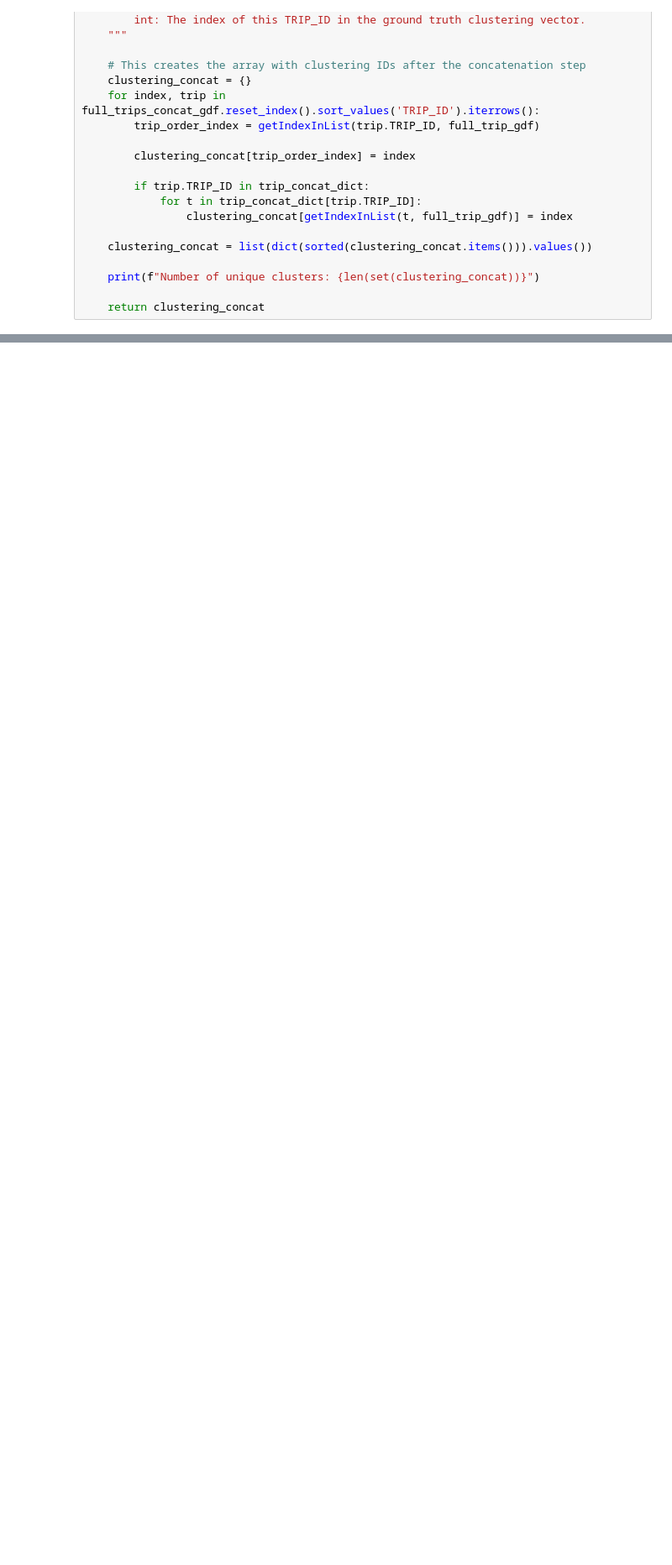
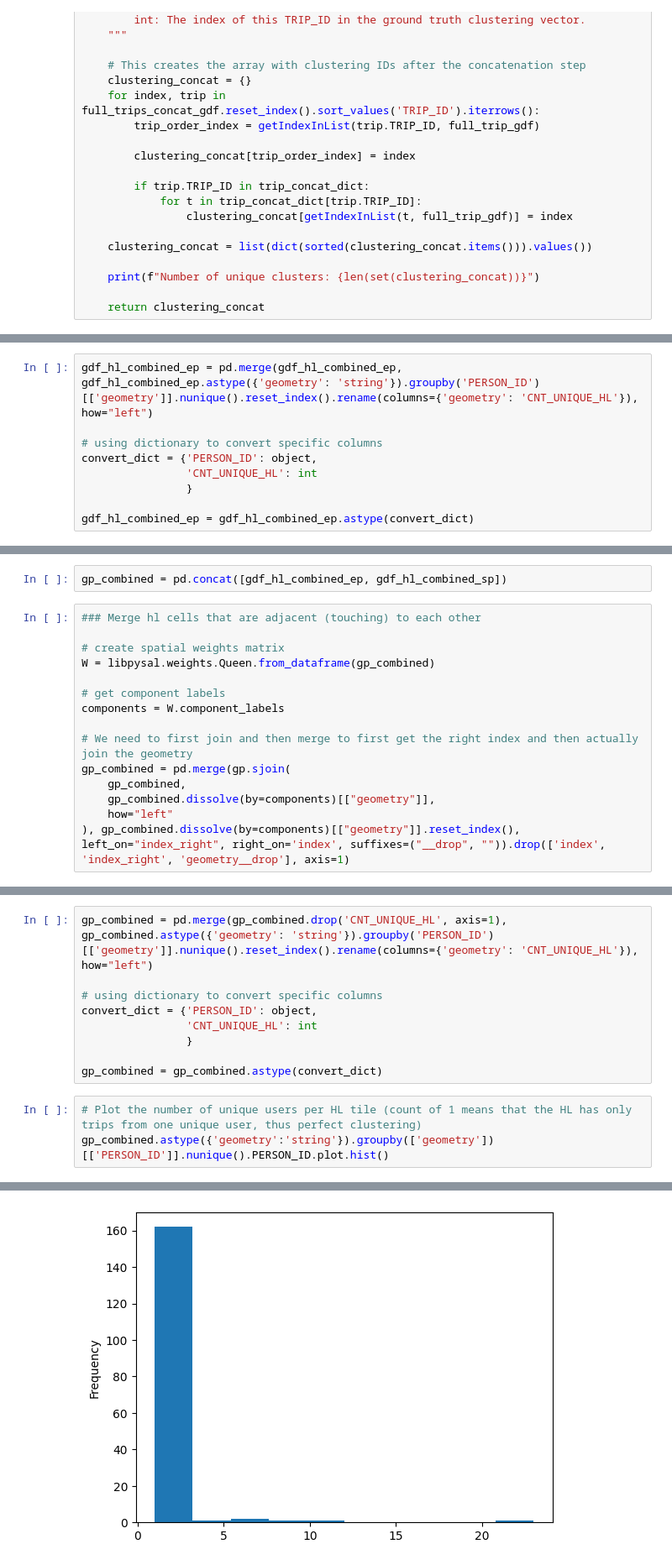
Before and after one commit to benediktstroebl/Master-Thesis, a Jupyter notebook: Geolife/attack.ipynb, the cells around one changed output, grey strips where cells are left out. Shown at 84% size. Drawn from its saved outputs; the diff is of its cells as text; blank space fills up the shorter version.

```diff
--- a/Geolife/attack.ipynb
+++ b/Geolife/attack.ipynb
@@ -354,0 +557,9 @@ ValueError: 74 is not in list
+# %%
+gdf_hl_combined_ep = pd.merge(gdf_hl_combined_ep, gdf_hl_combined_ep.astype({'geometry': 'string'}).groupby('PERSON_ID')[['geometry']].nunique().reset_index().rename(columns={'geometry': 'CNT_UNIQUE_HL'}), how="left")
+
+# using dictionary to convert specific columns
+convert_dict = {'PERSON_ID': object,
+                'CNT_UNIQUE_HL': int
+                }
+
+gdf_hl_combined_ep = gdf_hl_combined_ep.astype(convert_dict)
@@ -354,0 +568,17 @@ ValueError: 74 is not in list
+# %%
+gp_combined = pd.concat([gdf_hl_combined_ep, gdf_hl_combined_sp])
+# %%
+### Merge hl cells that are adjacent (touching) to each other
+
+# create spatial weights matrix
+W = libpysal.weights.Queen.from_dataframe(gp_combined)
+
+# get component labels
+components = W.component_labels
+
+# We need to first join and then merge to first get the right index and then actually join the geometry
+gp_combined = pd.merge(gp.sjoin(
+    gp_combined,
+    gp_combined.dissolve(by=components)[["geometry"]],
+    how="left"
+), gp_combined.dissolve(by=components)[["geometry"]].reset_index(), left_on="index_right", right_on='index', suffixes=("__drop", "")).drop(['index', 'index_right', 'geometry__drop'], axis=1)
@@ -354,0 +589,13 @@ ValueError: 74 is not in list
+# %%
+gp_combined = pd.merge(gp_combined.drop('CNT_UNIQUE_HL', axis=1), gp_combined.astype({'geometry': 'string'}).groupby('PERSON_ID')[['geometry']].nunique().reset_index().rename(columns={'geometry': 'CNT_UNIQUE_HL'}), how="left")
+
+# using dictionary to convert specific columns
+convert_dict = {'PERSON_ID': object,
+                'CNT_UNIQUE_HL': int
+                }
+
+gp_combined = gp_combined.astype(convert_dict)
+# %%
+# Plot the number of unique users per HL tile (count of 1 means that the HL has only trips from one unique user, thus perfect clustering)
+gp_combined.astype({'geometry':'string'}).groupby(['geometry'])[['PERSON_ID']].nunique().PERSON_ID.plot.hist()
+# %% [output]
@@ -354,0 +603 @@ ValueError: 74 is not in list
+[figure, added]
```
Also changed, not shown: parts of 68 cells of this notebook.
